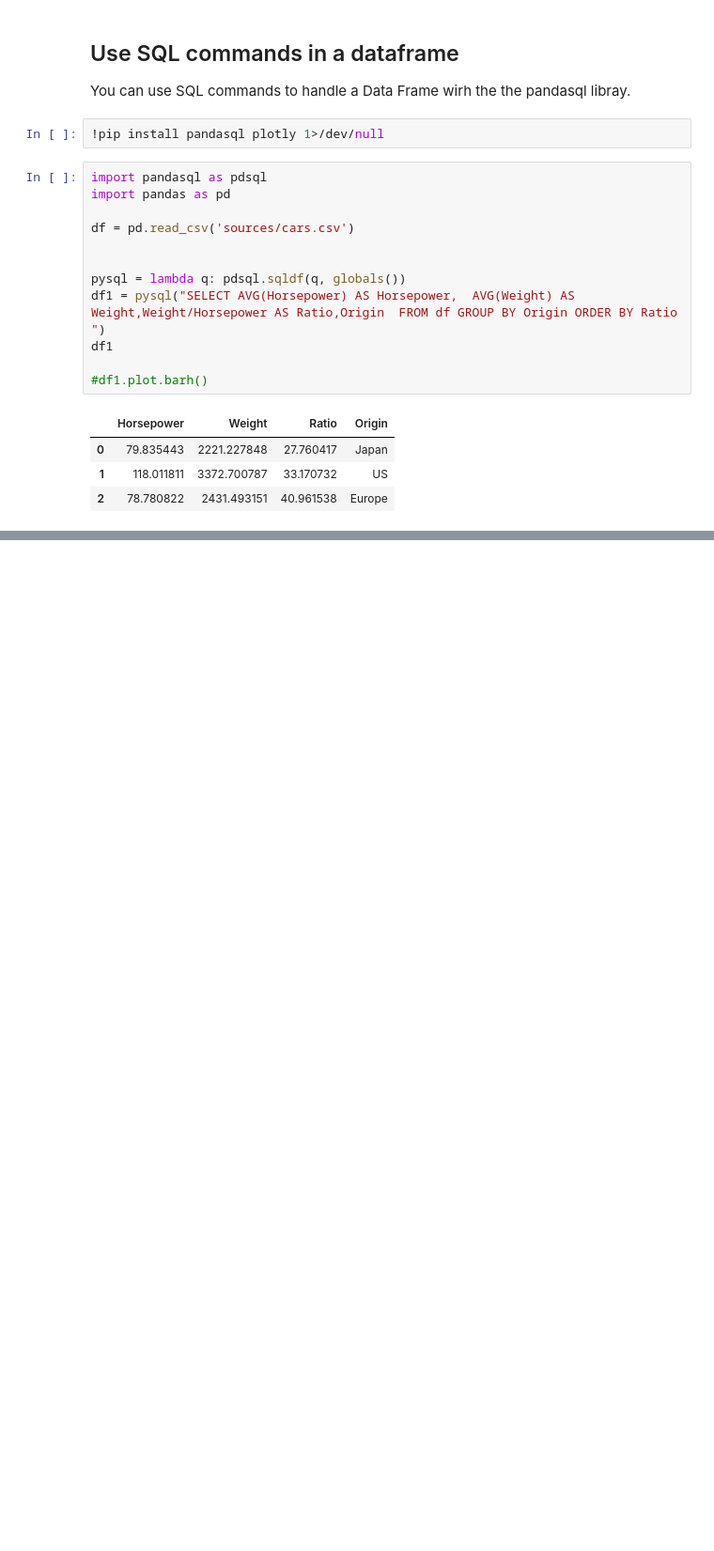
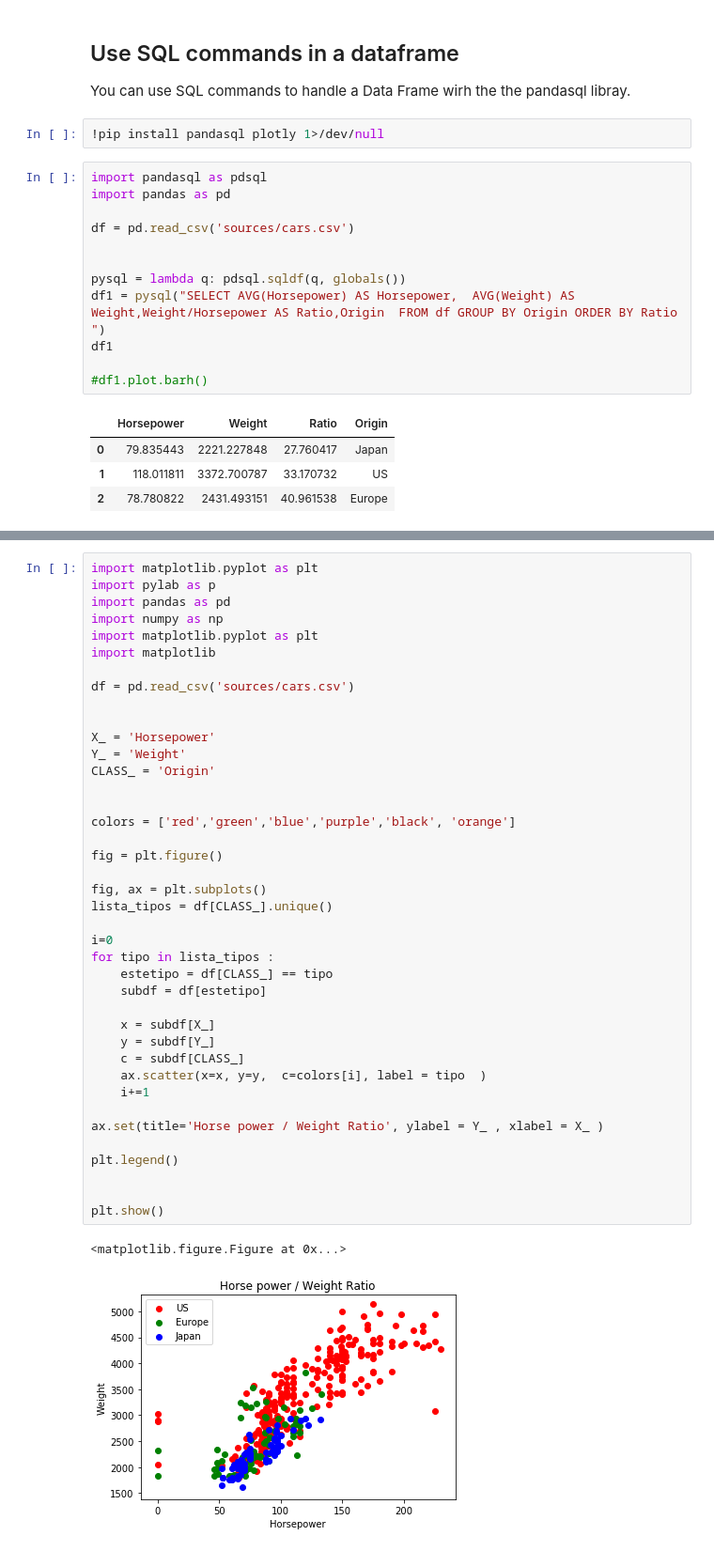
Before and after one commit to jaimevalero/jupyter-learning, a Jupyter notebook: Data_representation.ipynb, the cells around one changed output, grey strips where cells are left out. Shown at 94% size. Saved outputs shown, nothing was run; the diff lists cells and outputs as text; blank space fills up the shorter version.

Commit message:
First matplot lib

```diff
--- a/Data_representation.ipynb
+++ b/Data_representation.ipynb
@@ -100,3 +100,46 @@ iplot(fig,validate=False)
 [interactive output not drawn]
 # %% [markdown]
 ![title](sources/Ratio.png)
+# %%
+import matplotlib.pyplot as plt
+import pylab as p
+import pandas as pd
+import numpy as np
+import matplotlib.pyplot as plt
+import matplotlib
+
+df = pd.read_csv('sources/cars.csv')
+
+
+X_ = 'Horsepower'
+Y_ = 'Weight'
+CLASS_ = 'Origin'
+
+
+colors = ['red','green','blue','purple','black', 'orange']
+
+fig = plt.figure()
+
+fig, ax = plt.subplots()
+lista_tipos = df[CLASS_].unique()
+
+i=0
+for tipo in lista_tipos :
+    estetipo = df[CLASS_] == tipo
+    subdf = df[estetipo]
+
+    x = subdf[X_]
+    y = subdf[Y_]
+    c = subdf[CLASS_]
+    ax.scatter(x=x, y=y,  c=colors[i], label = tipo  )
+    i+=1
+
+ax.set(title='Horse power / Weight Ratio', ylabel = Y_ , xlabel = X_ )
+
+plt.legend()
+
+
+plt.show()
+# %% [output]
+<matplotlib.figure.Figure at 0x...>
+[figure, added]
```
Also changed, not shown: parts of 1 cell of this notebook.
